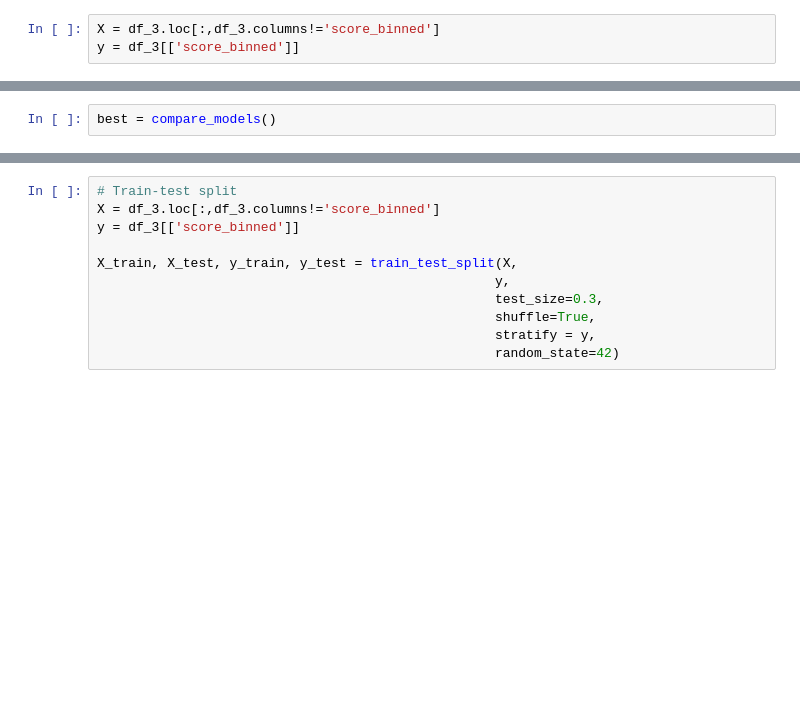
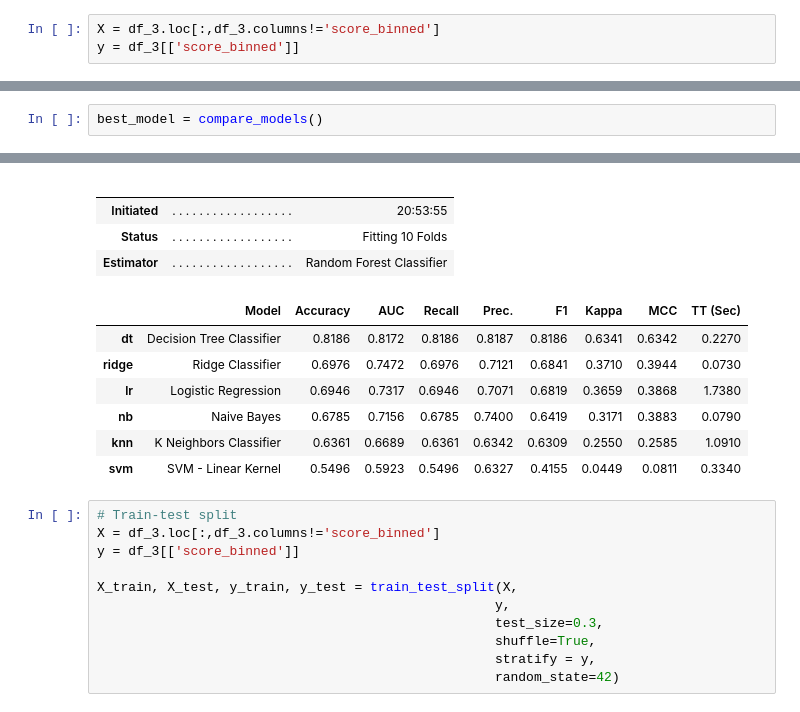
Before and after one commit to brianwpiano/Music-Popularity-Prediction, a Jupyter notebook: Music_Popularity_Prediction.ipynb, the cells around one changed output, grey strips where cells are left out. Saved outputs shown, nothing was run; the diff lists cells and outputs as text; blank space fills up the shorter version.

```diff
--- a/Music_Popularity_Prediction.ipynb
+++ b/Music_Popularity_Prediction.ipynb
@@ -306,3 +286,3 @@ s = setup(df_3, target = 'score_binned', session_id = 123)
 # %%
-best = compare_models()
+best_model = compare_models()
 # %% [output]
@@ -312,3 +289,15 @@ best = compare_models()
+|  |  |  |
+|  |  |  |
+| Initiated | . . . . . . . . . . . . . . . . . . | 20:53:55 |
+| Status | . . . . . . . . . . . . . . . . . . | Fitting 10 Folds |
+| Estimator | . . . . . . . . . . . . . . . . . . | Random Forest Classifier |
+|  | Model | Accuracy | AUC | Recall | Prec. | F1 | Kappa | MCC | TT (Sec) |
+| dt | Decision Tree Classifier | 0.8186 | 0.8172 | 0.8186 | 0.8187 | 0.8186 | 0.6341 | 0.6342 | 0.2270 |
+| ridge | Ridge Classifier | 0.6976 | 0.7472 | 0.6976 | 0.7121 | 0.6841 | 0.3710 | 0.3944 | 0.0730 |
+| lr | Logistic Regression | 0.6946 | 0.7317 | 0.6946 | 0.7071 | 0.6819 | 0.3659 | 0.3868 | 1.7380 |
+| nb | Naive Bayes | 0.6785 | 0.7156 | 0.6785 | 0.7400 | 0.6419 | 0.3171 | 0.3883 | 0.0790 |
+| knn | K Neighbors Classifier | 0.6361 | 0.6689 | 0.6361 | 0.6342 | 0.6309 | 0.2550 | 0.2585 | 1.0910 |
+| svm | SVM - Linear Kernel | 0.5496 | 0.5923 | 0.5496 | 0.6327 | 0.4155 | 0.0449 | 0.0811 | 0.3340 |
 # %%
 # Train-test split
 X = df_3.loc[:,df_3.columns!='score_binned']
```
Also changed, not shown: parts of 7 cells of this notebook, 1 other file.
